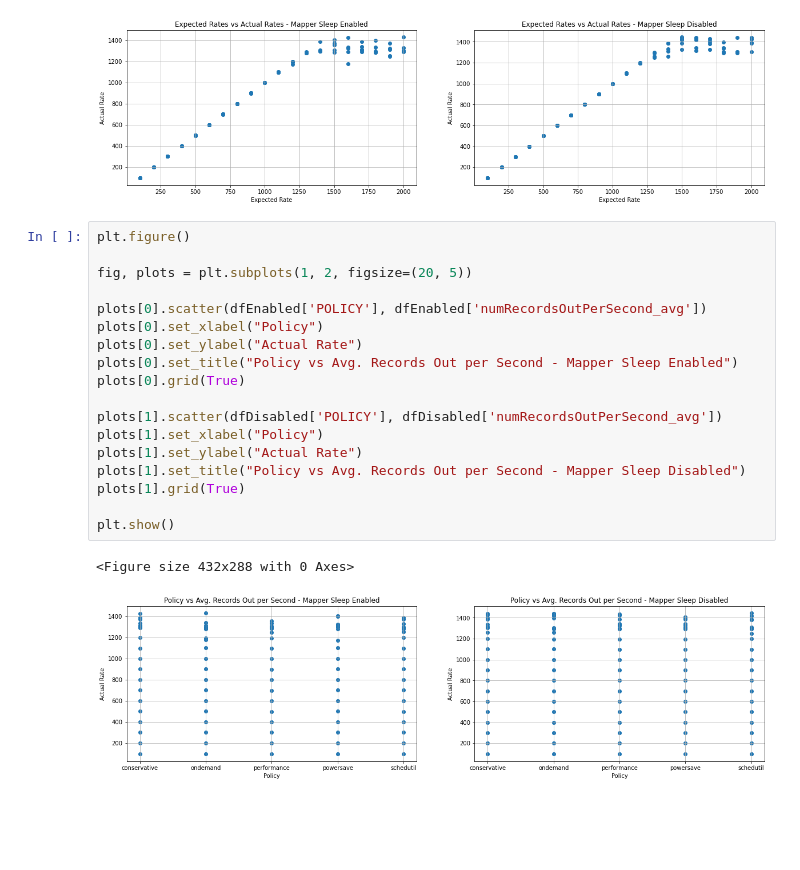
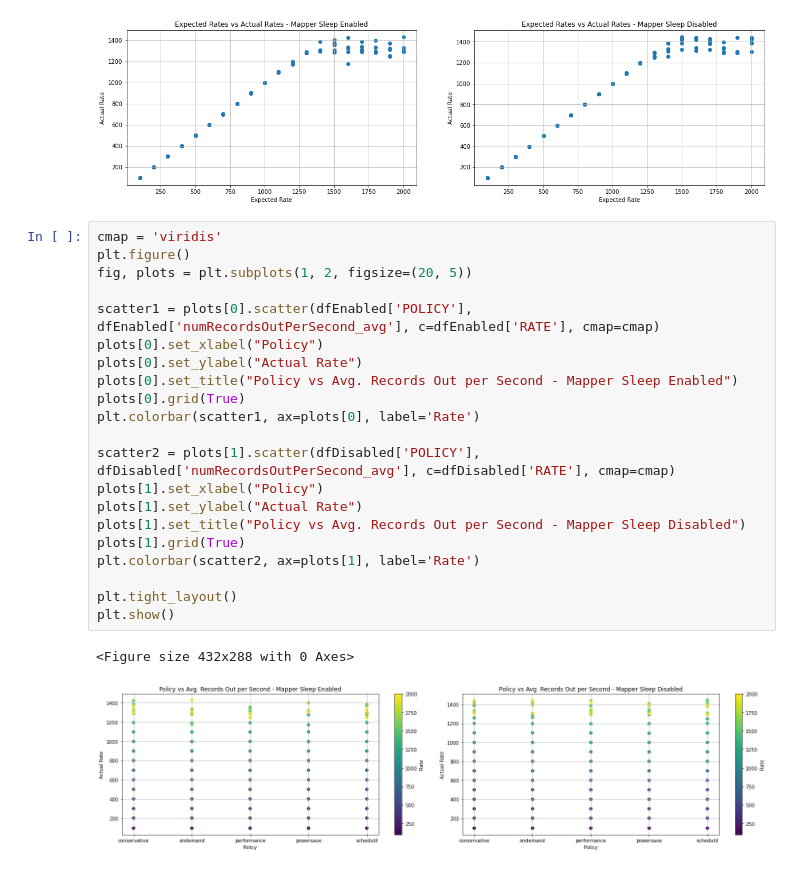
Before and after one commit to EEStrmCmptng/experiment-scripts, a Jupyter notebook: jg/cstate-experiments/cstate-flink/cstate_flink.ipynb, the cells around one changed output. Cells and saved outputs as stored; diff of their text form; blank space fills up the shorter version.

Commit message:
converted to heatmaps with rate parameter

```diff
--- a/jg/cstate-experiments/cstate-flink/cstate_flink.ipynb
+++ b/jg/cstate-experiments/cstate-flink/cstate_flink.ipynb
@@ -77,23 +70,26 @@ plt.show()
 <Figure size 432x288 with 0 Axes>
 [figure]
 # %%
+cmap = 'viridis'
 plt.figure()
-
 fig, plots = plt.subplots(1, 2, figsize=(20, 5))
 
-plots[0].scatter(dfEnabled['POLICY'], dfEnabled['numRecordsOutPerSecond_avg'])
+scatter1 = plots[0].scatter(dfEnabled['POLICY'], dfEnabled['numRecordsOutPerSecond_avg'], c=dfEnabled['RATE'], cmap=cmap)
 plots[0].set_xlabel("Policy")
 plots[0].set_ylabel("Actual Rate")
 plots[0].set_title("Policy vs Avg. Records Out per Second - Mapper Sleep Enabled")
 plots[0].grid(True)
+plt.colorbar(scatter1, ax=plots[0], label='Rate')
 
-plots[1].scatter(dfDisabled['POLICY'], dfDisabled['numRecordsOutPerSecond_avg'])
+scatter2 = plots[1].scatter(dfDisabled['POLICY'], dfDisabled['numRecordsOutPerSecond_avg'], c=dfDisabled['RATE'], cmap=cmap)
 plots[1].set_xlabel("Policy")
 plots[1].set_ylabel("Actual Rate")
 plots[1].set_title("Policy vs Avg. Records Out per Second - Mapper Sleep Disabled")
 plots[1].grid(True)
+plt.colorbar(scatter2, ax=plots[1], label='Rate')
 
+plt.tight_layout()
 plt.show()
 # %% [output]
 <Figure size 432x288 with 0 Axes>
-[figure, old version]
+[figure, new version]
```
Also changed, not shown: parts of 3 cells of this notebook.
